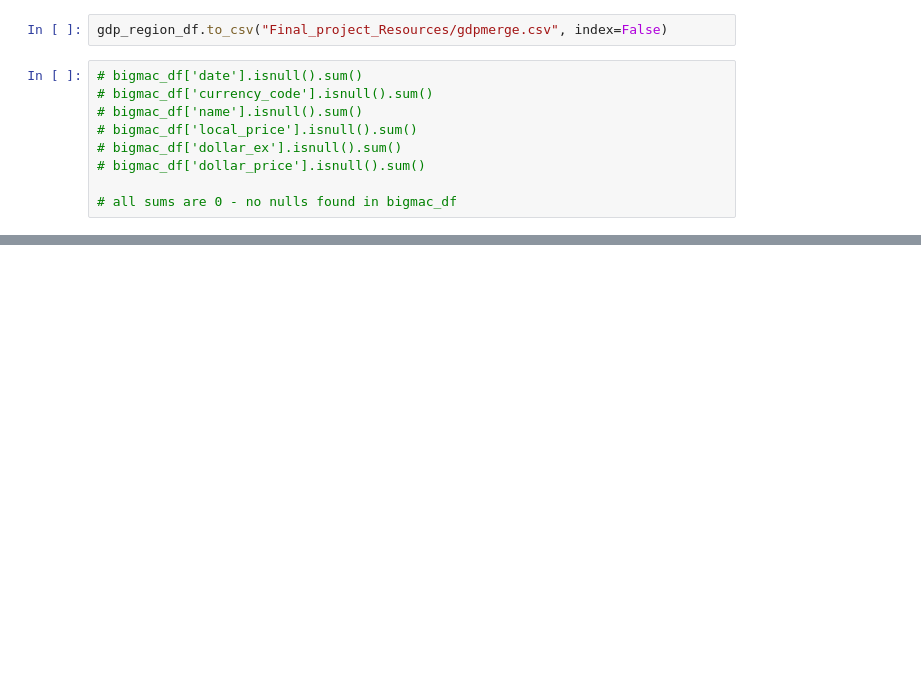
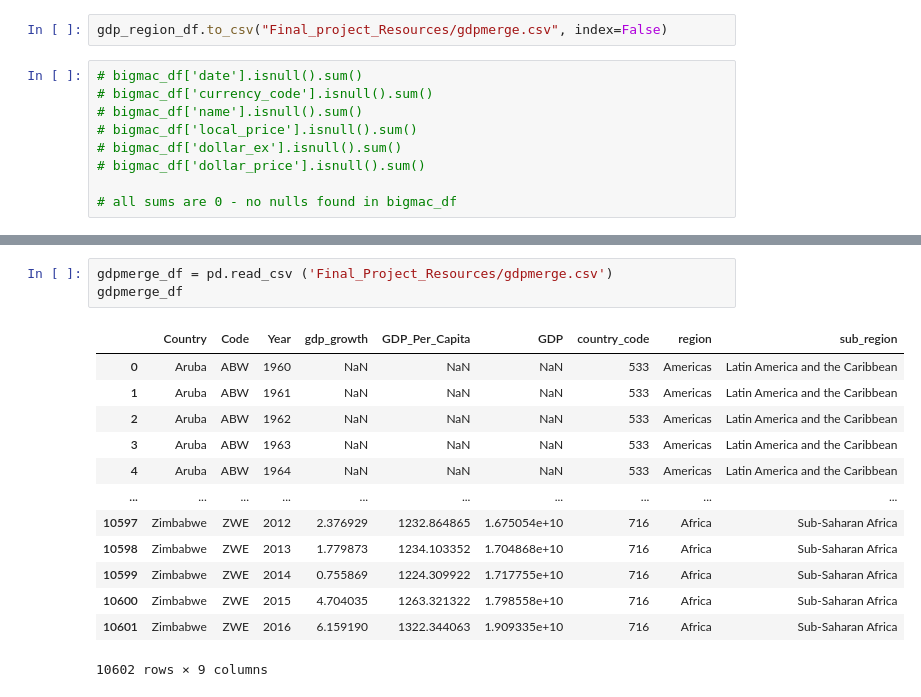
Before and after one commit to bolwerk-b/Final-Project, a Jupyter notebook: data cleaning test.ipynb, the cells around one changed output, grey strips where cells are left out. Saved outputs shown, nothing was run; the diff lists cells and outputs as text; blank space fills up the shorter version.

```diff
--- a/data cleaning test.ipynb
+++ b/data cleaning test.ipynb
@@ -110,0 +160,17 @@ test_gdp.head()
+# %%
+gdpmerge_df = pd.read_csv ('Final_Project_Resources/gdpmerge.csv')
+gdpmerge_df
+# %% [output]
+|  | Country | Code | Year | gdp_growth | GDP_Per_Capita | GDP | country_code | region | sub_region |
+| 0 | Aruba | ABW | 1960 | NaN | NaN | NaN | 533 | Americas | Latin America and the Caribbean |
+| 1 | Aruba | ABW | 1961 | NaN | NaN | NaN | 533 | Americas | Latin America and the Caribbean |
+| 2 | Aruba | ABW | 1962 | NaN | NaN | NaN | 533 | Americas | Latin America and the Caribbean |
+| 3 | Aruba | ABW | 1963 | NaN | NaN | NaN | 533 | Americas | Latin America and the Caribbean |
+| 4 | Aruba | ABW | 1964 | NaN | NaN | NaN | 533 | Americas | Latin America and the Caribbean |
+| ... | ... | ... | ... | ... | ... | ... | ... | ... | ... |
+| 10597 | Zimbabwe | ZWE | 2012 | 2.376929 | 1232.864865 | 1.675054e+10 | 716 | Africa | Sub-Saharan Africa |
+| 10598 | Zimbabwe | ZWE | 2013 | 1.779873 | 1234.103352 | 1.704868e+10 | 716 | Africa | Sub-Saharan Africa |
+| 10599 | Zimbabwe | ZWE | 2014 | 0.755869 | 1224.309922 | 1.717755e+10 | 716 | Africa | Sub-Saharan Africa |
+| 10600 | Zimbabwe | ZWE | 2015 | 4.704035 | 1263.321322 | 1.798558e+10 | 716 | Africa | Sub-Saharan Africa |
+| 10601 | Zimbabwe | ZWE | 2016 | 6.159190 | 1322.344063 | 1.909335e+10 | 716 | Africa | Sub-Saharan Africa |
+10602 rows × 9 columns
```
Also changed, not shown: parts of 17 cells of this notebook, 2 other files.
